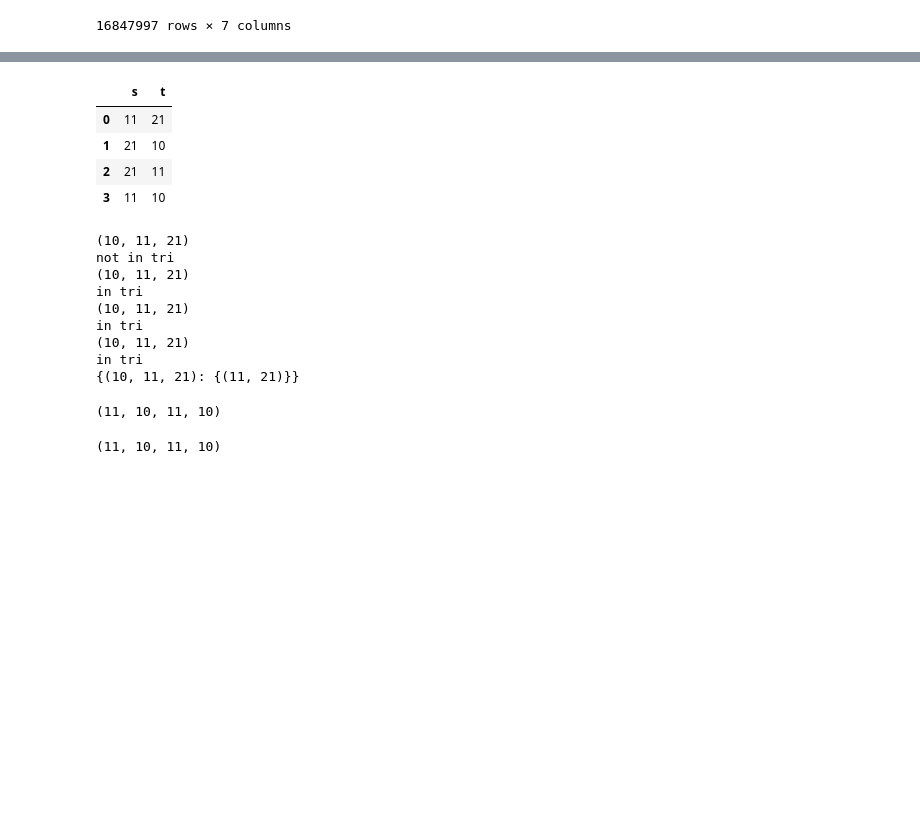
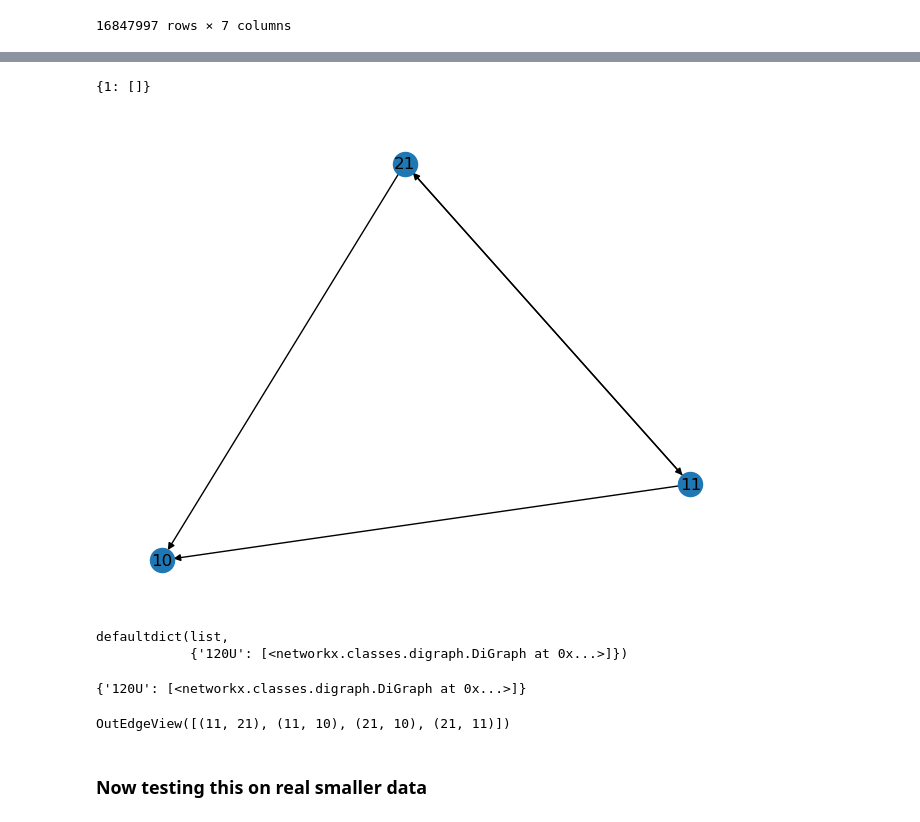
Before and after one commit to Gutierrez-lab/flybrain-clustering-rhessa, a Jupyter notebook: inhibitory_analysis/wholeNet_motifs.ipynb, the cells around one changed output, grey strips where cells are left out. Drawn from its saved outputs; the diff is of its cells as text; code cells hidden in the pictures; blank space fills up the shorter version.

```diff
--- a/inhibitory_analysis/wholeNet_motifs.ipynb
+++ b/inhibitory_analysis/wholeNet_motifs.ipynb
@@ -121 +83,31 @@ def collect_three_neuron_motifs(V, E):
+# %%
+matches
+# %% [output]
+{1: []}
+# %%
+G = nx.DiGraph()
+# Add the edges to the graph from dataframe
+G.add_edges_from(df_test.values)
+
+# Plot the graph
+nx.draw(G, with_labels=True)
+# %% [output]
+[figure, added]
+# %%
+triads = nx.triads_by_type(G)
+triads
+# %% [output]
+defaultdict(list,
+            {'120U': [<networkx.classes.digraph.DiGraph at 0x...>]})
+# %%
+t_final = dict(triads)
+t_final
+# %% [output]
+{'120U': [<networkx.classes.digraph.DiGraph at 0x...>]}
+# %%
+t_final['120U'][0].edges
+# %% [output]
+OutEdgeView([(11, 21), (11, 10), (21, 10), (21, 11)])
+# %% [markdown]
+### Now testing this on real smaller data
 # %%
@@ -125,25 +116,0 @@ syn_table_test=syn_table_limit[:1000]
-# %%
-e_test= [(11,21), (21,10), (21,11), (11,10)]
-df_test = pd.DataFrame(columns=["s", "t"], data = e_test)
-v_test = np.unique(df_test[["s", "t"]])
-df_test
-# %% [output]
-|  | s | t |
-| 0 | 11 | 21 |
-| 1 | 21 | 10 |
-| 2 | 21 | 11 |
-| 3 | 11 | 10 |
-# %%
-# Adjust the syn_table_test to be able to run the count_three_neuron_motifs function
-cellids_test =  np.unique(syn_table_test[["pre_nid", "post_nid"]])
-collect_three_neuron_motifs(v_test, df_test)
-# %% [output]
-(10, 11, 21)
-not in tri
-(10, 11, 21)
-in tri
-(10, 11, 21)
-in tri
-(10, 11, 21)
-in tri
-{(10, 11, 21): {(11, 21)}}
@@ -153,8 +116,0 @@ V = v_test
-# %%
-tri[t] + (a, b)
-# %% [output]
-(11, 10, 11, 10)
-# %%
-tri[t]
-# %% [output]
-(11, 10, 11, 10)
```
Also changed, not shown: parts of 9 cells of this notebook, 5 other files.
